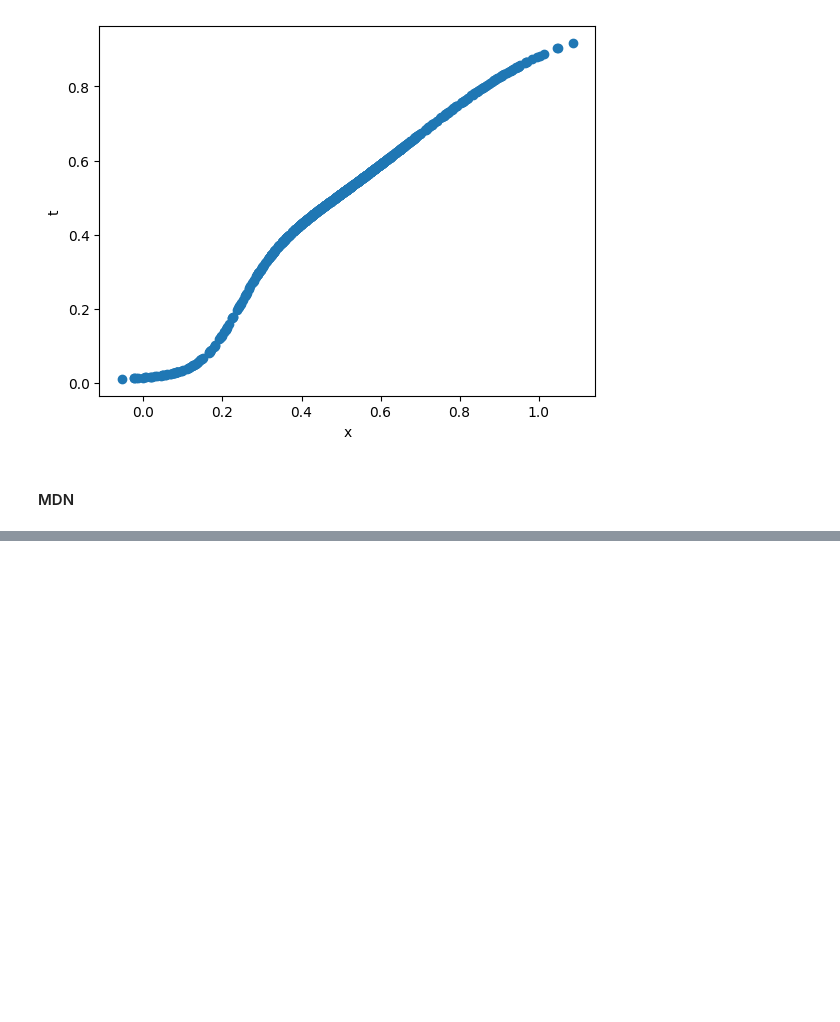
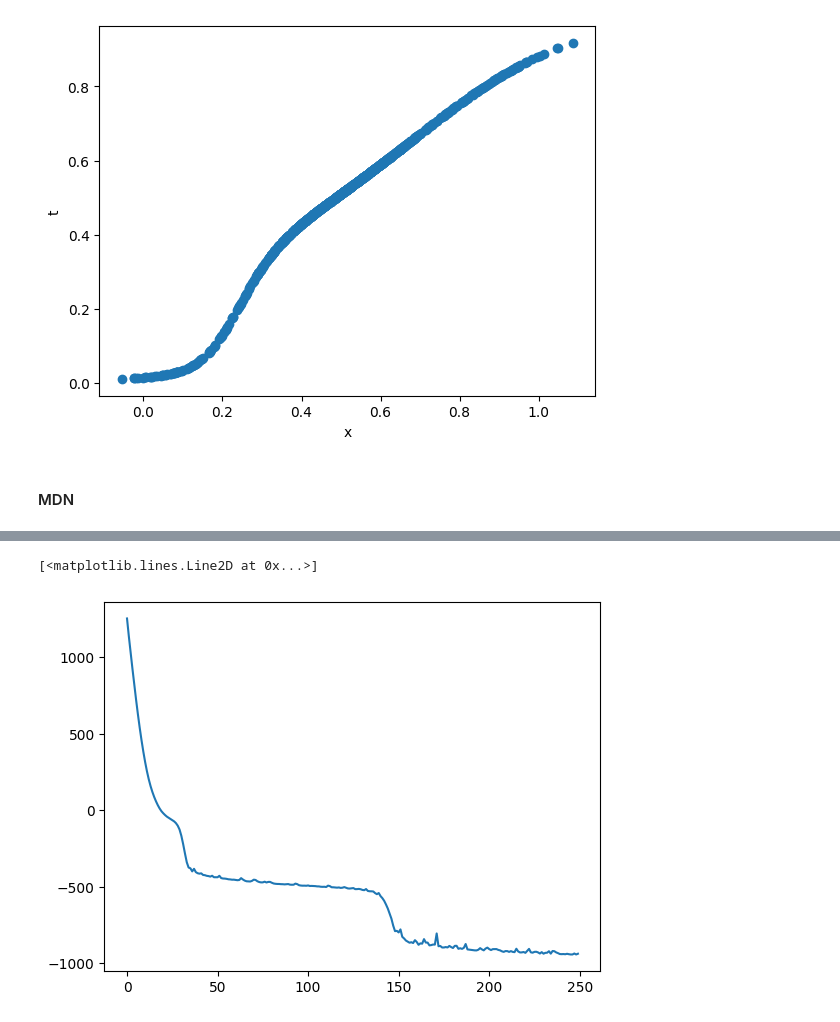
Before and after one commit to souvikshanku/mdn, a Jupyter notebook: pg.ipynb, the cells around one changed output, grey strips where cells are left out. Drawn from its saved outputs; the diff is of its cells as text; code cells hidden in the pictures; blank space fills up the shorter version.

```diff
--- a/pg.ipynb
+++ b/pg.ipynb
@@ -207,7 +153,0 @@ tensor(4.0179, grad_fn=<SumBackward0>)
-# %%
-"""
-input: t
-output: pis, muis, sigmais
-
-loss = -log(out prob evaled at x)
-"""
@@ -213,0 +191,37 @@ loss = -log(out prob evaled at x)
+# %%
+n = 1000
+t = torch.arange(0, 1, 1/n)
+e = 0.2 * torch.rand(n) - 0.1
+
+x = t + 0.3 * torch.sin(2 * torch.pi * t) + e
+
+mdn = MDN()
+optimizer = optim.Adam(mdn.parameters(), lr=0.001)
+batch_size = 128
+to_plot = []
+num_epochs = 250
+
+for _ in range(num_epochs):
+    perm_idx = torch.randperm(len(x))
+    t = t[perm_idx]
+    x = x[perm_idx]
+
+    for i in range(1000 // batch_size + 1):
+        optimizer.zero_grad()
+
+        inp = x[i * batch_size : (i + 1) * batch_size].view(-1, 1)
+        target = t[i * batch_size : (i + 1) * batch_size]
+
+        loss = calc_loss(mdn, inp, target)
+        loss.backward()
+        optimizer.step()
+
+    with torch.no_grad():
+        to_plot.append(
+            calc_loss(mdn, inp=x.view(-1, 1), target=t.view(-1, 1))
+        )
+
+plt.plot(to_plot)
+# %% [output]
+[<matplotlib.lines.Line2D at 0x...>]
+[figure, added]
```
Also changed, not shown: parts of 7 cells of this notebook.
